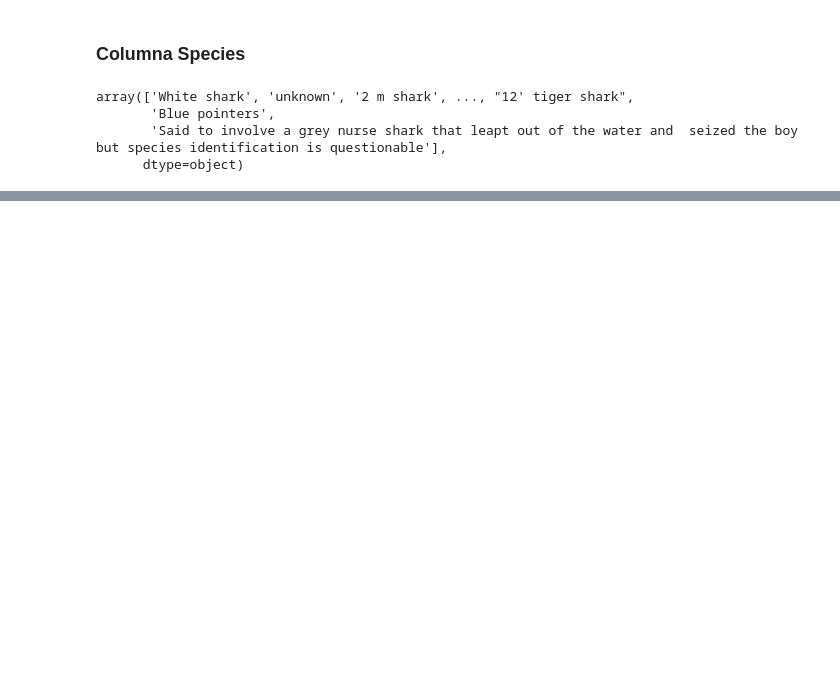
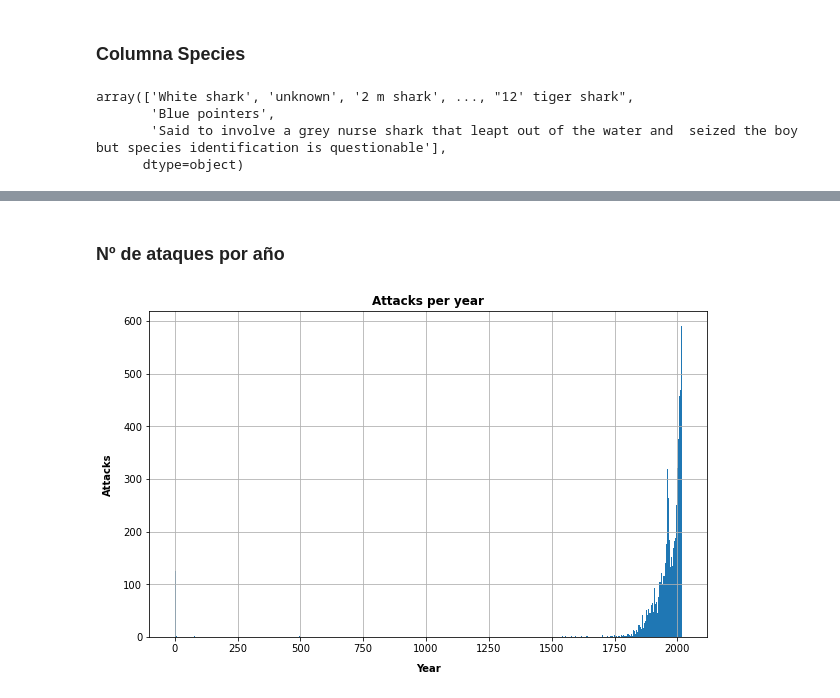
Before and after one commit to Baker-man/Proyecto_limpieza_sharks, a Jupyter notebook: src/clean.ipynb, the cells around one changed output, grey strips where cells are left out. Drawn from its saved outputs; the diff is of its cells as text; code cells hidden in the pictures; blank space fills up the shorter version.

Commit message:
plot

```diff
--- a/src/clean.ipynb
+++ b/src/clean.ipynb
@@ -926,0 +913,8 @@ memory usage: 9.5 MB
+# %%
+sharks2 = sharks1.copy()
+# %%
+for c in sharks2.select_dtypes('integer').columns:
+
+    sharks2[c]=pd.to_numeric(sharks2[c], downcast='integer')
+
+sharks2.info(memory_usage='deep')
@@ -926,0 +939,6 @@ memory usage: 9.5 MB
+# %%
+for c in sharks2.select_dtypes('float').columns:
+
+    sharks2[c]=pd.to_numeric(sharks2[c], downcast='float')
+
+sharks2.info(memory_usage='deep')
@@ -926,0 +963,6 @@ memory usage: 9.5 MB
+# %%
+for c in sharks2.select_dtypes('object').columns:
+
+    sharks2[c]=sharks2[c].astype('category')
+
+sharks2.info(memory_usage='deep')
@@ -926,0 +999,11 @@ memory usage: 9.5 MB
+# %% [markdown]
+### Nº de ataques por año
+# %%
+plt.figure(figsize=(10, 6))
+
+sharks2.Year.hist(bins=500)
+plt.xlabel("Year", labelpad=10, fontweight='semibold')
+plt.ylabel("Attacks", labelpad=10, fontweight='semibold')
+plt.title("Attacks per year", fontweight='bold');
+# %% [output]
+[figure, added]
```
Also changed, not shown: parts of 55 cells of this notebook, 1 other file.
